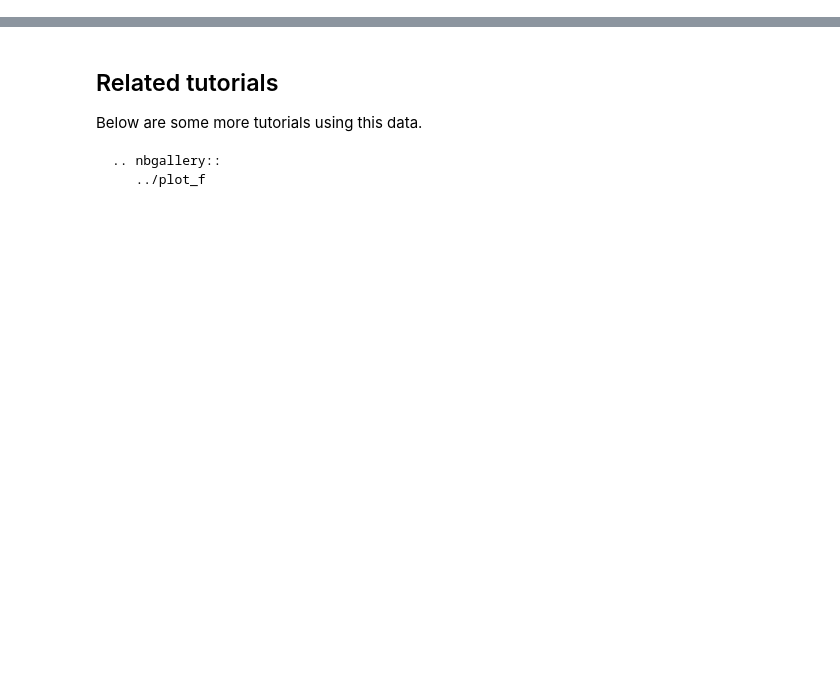
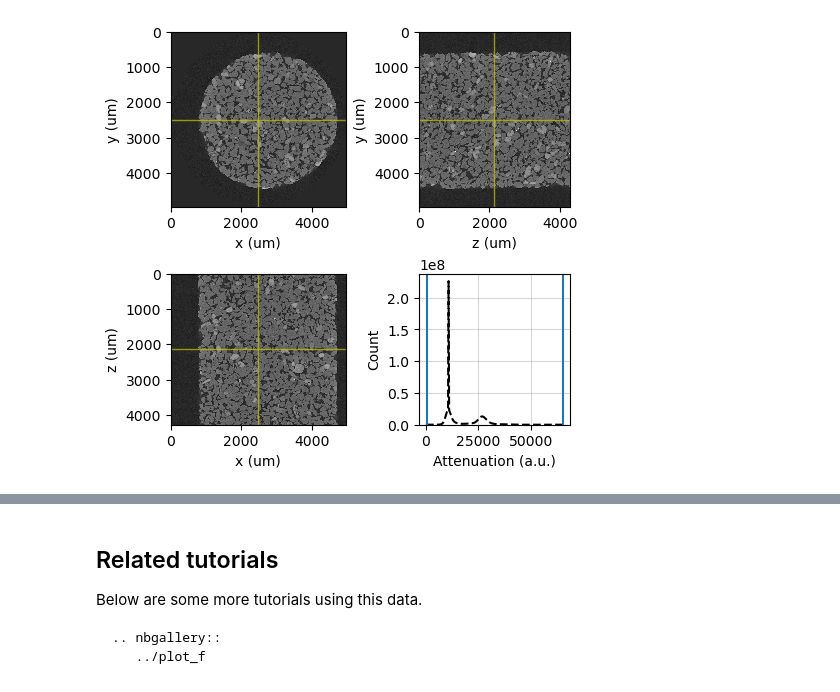
Before and after one commit to rodolfovictor/rockverse, a Jupyter notebook: docs/source/gallery/digitalrock/sample_data/import_belgian_fieldstone.ipynb, the cells around one changed output, grey strips where cells are left out. Saved outputs shown, nothing was run; the diff lists cells and outputs as text; code cells hidden in the pictures; blank space fills up the shorter version.

Commit message:
digital rock orthogonal viewer

```diff
--- a/docs/source/gallery/digitalrock/sample_data/import_belgian_fieldstone.ipynb
+++ b/docs/source/gallery/digitalrock/sample_data/import_belgian_fieldstone.ipynb
@@ -29,15 +29,17 @@ Let's import the raw file into a RockVerse voxel image. In this example we'll us
 import rockverse as rv
 
 belgian_fieldstone_data = rv.digitalrock.voxel_image.import_raw(
-    #rawfile='/MyDownloads/Fieldstone_1000x1000x861_16b.raw', #<- Original file path
-    rawfile=r'C:\Users\GOB7\Downloads\Rocha digital\Belgian Fieldstone\Fieldstone_1000x1000x861_16b.raw',
-    store='/estgf_dados/P_D/GOB7/BelgianFieldstone/src.zarr', #<- path where to put the voxel image
-    shape=(1000, 1000, 861),         #<- From metadata
+    rawfile='/path/to/rawdata/BelgianFieldstone/Fieldstone_1000x1000x861_16b.raw',
+    store='/path/to/imported/BelgianFieldstone/original',  #<- path to the imported the voxel image
+    shape=(1000, 1000, 861),         #<- From metadata, image size
     dtype='>u2',                     #<- From metadata, big-endian 16-bit unsigned integer
     offset=0,                        #<- From metadata
     voxel_length=(4.98, 4.98, 4.98), #<- From metadata
-    voxel_unit='um',                 #<- From metadata
+    voxel_unit='um',                 #<- From metadata, micrometer
     raw_file_order='F',              #<- Fortran file order
-    chunks=(500, 500, 431),          #<- Our choice of chunk size
+    chunks=(500, 500, 431),          #<- Our choice of chunk size will give a 2x2x2 chunk grid
+    field_name='Attenuation',        #<- Our choice for field name (X-ray attenuation)
+    field_unit='a.u.',               #<- Our choice for field units (arbitrary units)
+    description='Belgian Fieldstone original X-ray CT',
     overwrite=True                   #<- Overwrite if file exists in disk
     )
@@ -78,0 +99,4 @@ a.info
+# %%
+viewer = rv.digitalrock.OrthogonalViewer(belgian_fieldstone_data)
+# %% [output]
+[figure, added]
```
Also changed, not shown: parts of 10 cells of this notebook, 2 other files.
